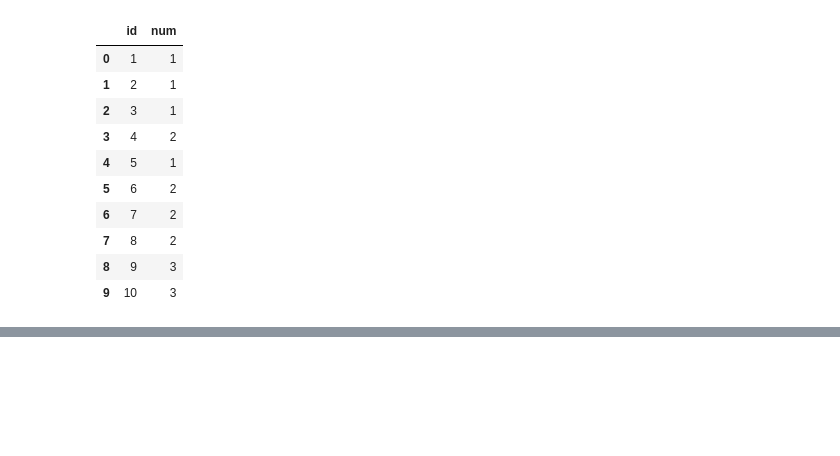
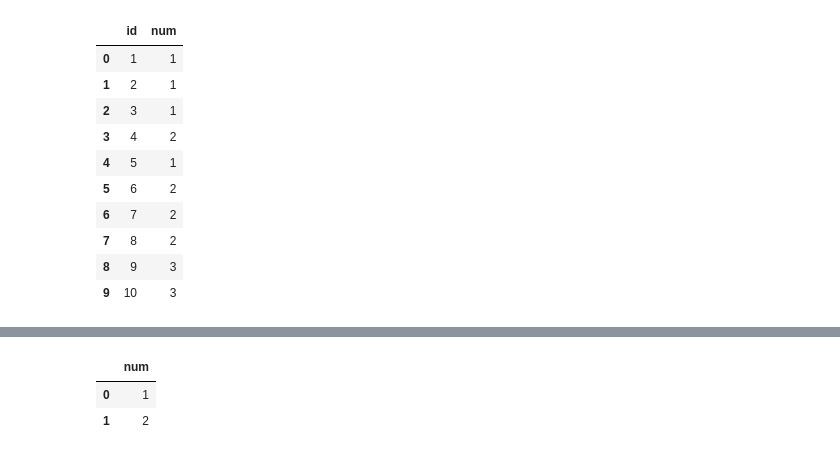
Before and after one commit to caioguimaraes18/Leetcode-data, a Jupyter notebook: Desafios - SQL/Exercicio_1.ipynb, the cells around one changed output, grey strips where cells are left out. Drawn from its saved outputs; the diff is of its cells as text; code cells hidden in the pictures; blank space fills up the shorter version.

```diff
--- a/Desafios - SQL/Exercicio_1.ipynb
+++ b/Desafios - SQL/Exercicio_1.ipynb
@@ -185,0 +220,20 @@ df
+# %%
+# Resolvendo com autojoin
+
+df = db.query(
+    """
+    select distinct
+        t1.num
+    from read_csv_auto('../Dataset/Exercicios/logs.csv') as t1
+    join read_csv_auto('../Dataset/Exercicios/logs.csv') as t2
+        on t2.id = t1.id + 1 and t2.num = t1.num
+    join read_csv_auto('../Dataset/Exercicios/logs.csv') as t3
+        on t3.id = t1.id + 2 and t3.num = t1.num
+
+    """).to_df()
+
+df
+# %% [output]
+|  | num |
+| 0 | 1 |
+| 1 | 2 |
```
Also changed, not shown: parts of 14 cells of this notebook.
